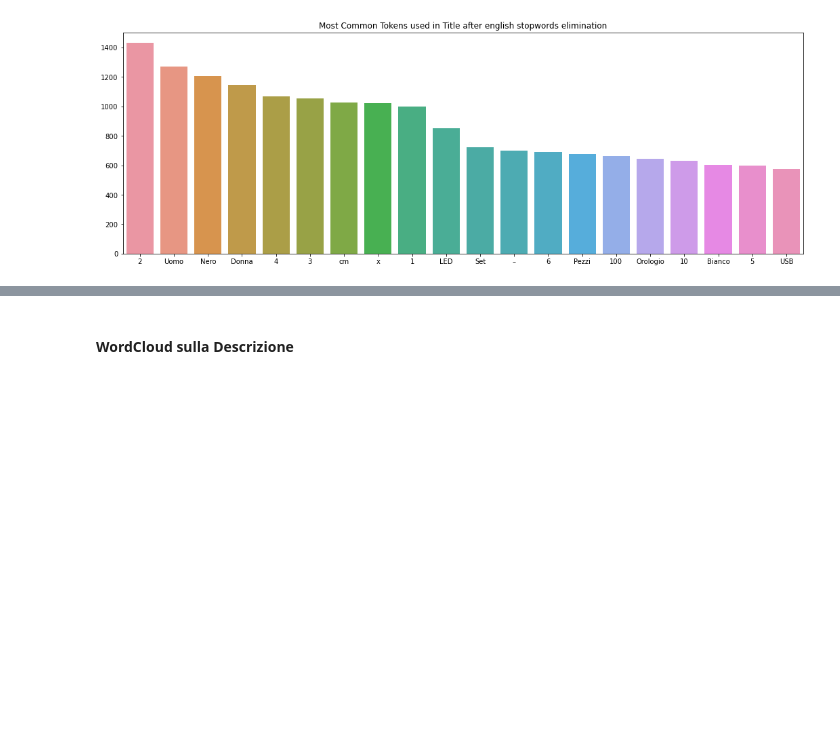
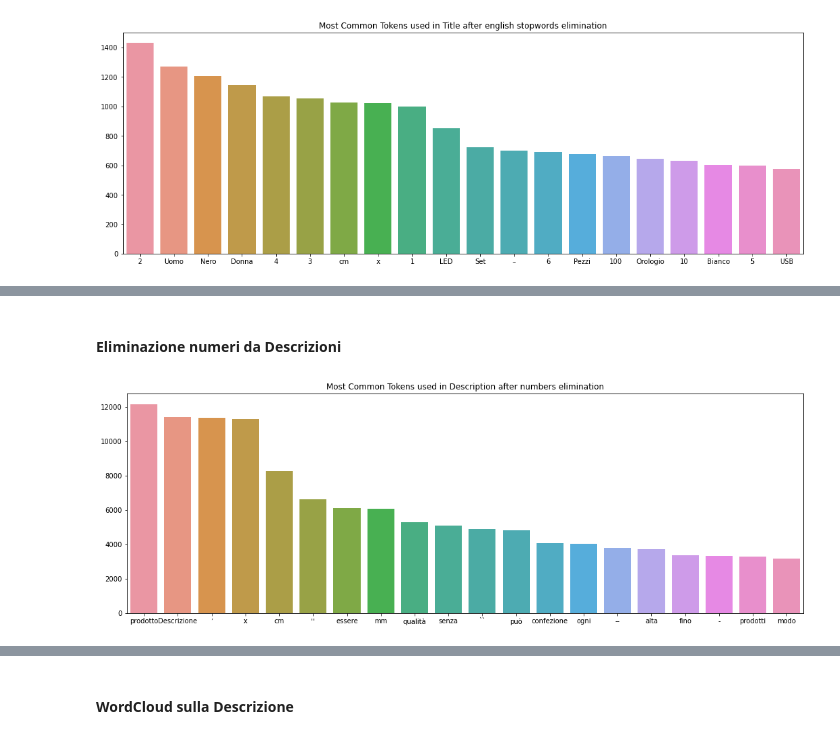
Before and after one commit to rpo19/DataAnalyticsProject, a Jupyter notebook: src/Data_Analytics_Project.ipynb, the cells around one changed output, grey strips where cells are left out. Cells and saved outputs as stored; diff of their text form; code cells hidden in the pictures; blank space fills up the shorter version.

```diff
--- a/src/Data_Analytics_Project.ipynb
+++ b/src/Data_Analytics_Project.ipynb
@@ -145,7 +163,7 @@ stop_words
 # %% [markdown]
 #### Pulizia descrizioni dalle stopwords
 # %%
-data["cleaned_description"] = data["token_description"].apply(lambda title : [word for word in title if word.lower() not in stop_words])
+data["cleaned_description"] = data["token_description"].apply(lambda description : [word for word in description if word.lower() not in stop_words])
 # %%
 data['cleaned_description']
 # %% [output]
@@ -198,7 +216,7 @@ print(punctuation)
 # %% [markdown]
 #### Pulizia Descrizioni da punteggiatura
 # %%
-data["cleaned_description"] = data["cleaned_description"].apply(lambda title : [word for word in title if word not in punctuation])
+data["cleaned_description"] = data["cleaned_description"].apply(lambda description : [word for word in description if word not in punctuation])
 # %%
 plot_common_tokens(data['cleaned_description'],'Most Common Tokens used in Description after punctuation Tokens elimination')
 # %% [output]
@@ -242,7 +260,7 @@ stopwords_en
 # %% [markdown]
 #### Pulizia descrizioni da stopwords inglesi
 # %%
-data["cleaned_description"] = data["cleaned_description"].apply(lambda title : [word for word in title if word.lower() not in stopwords_en])
+data["cleaned_description"] = data["cleaned_description"].apply(lambda description : [word for word in description if word.lower() not in stopwords_en])
 plot_common_tokens(data['cleaned_description'],'Most Common Tokens used in Description after english stopwords elimination')
 # %% [output]
 [figure]
@@ -255,0 +290,9 @@ plot_common_tokens(data['cleaned_title'],'Most Common Tokens used in Title after
+# %% [markdown]
+#### Eliminazione numeri da Descrizioni
+# %%
+regex_numbers = r'(?:(?:\d+,?)+(?:\.?\d+)?)'
+# %%
+data["cleaned_description"] = data["cleaned_description"].apply(lambda description : [re.sub(regex_numbers,"",word) for word in description if re.sub(regex_numbers,"",word) != ""])
+plot_common_tokens(data['cleaned_description'],'Most Common Tokens used in Description after numbers elimination')
+# %% [output]
+[figure, added]
```
Also changed, not shown: parts of 22 cells of this notebook.
